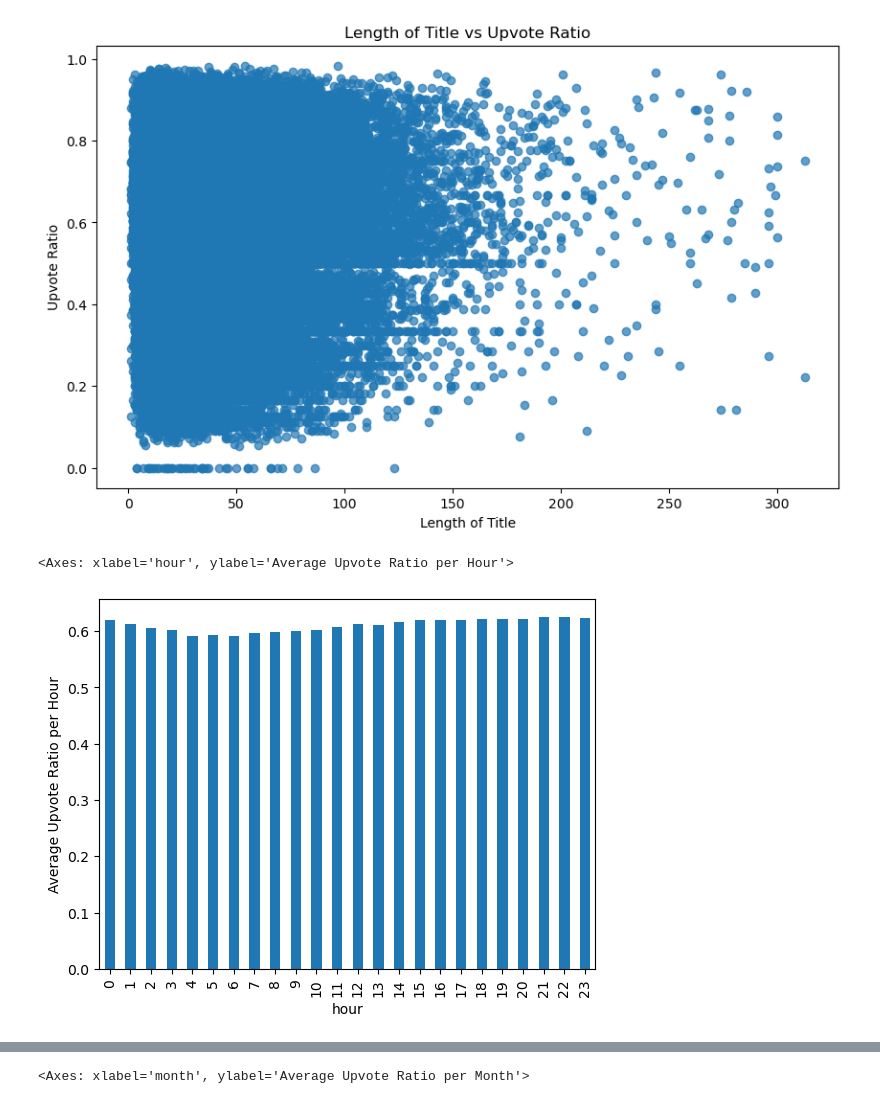
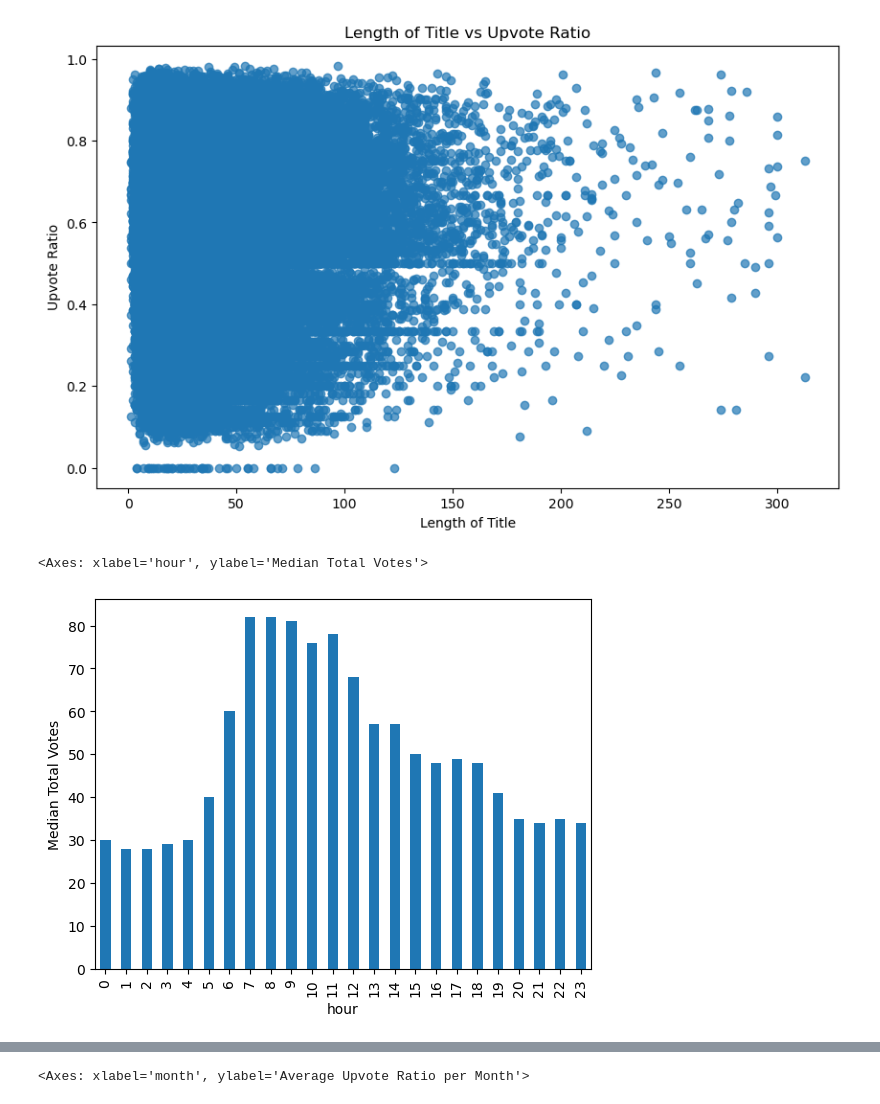
Before and after one commit to rx-72/Reddit-Post-Data-Exploration-Prediction-and-Recommendation, a Jupyter notebook: assignment2.ipynb, the cells around one changed output, grey strips where cells are left out. Cells and saved outputs as stored; diff of their text form; code cells hidden in the pictures.

```diff
--- a/assignment2.ipynb
+++ b/assignment2.ipynb
@@ -255,8 +260,8 @@ plt.show()
 [figure]
 # %%
 df['hour'] = pd.to_datetime(df['localtime'], unit='s').dt.hour
-upvote_score = df.groupby('hour')['upvote_to_total_vote_ratio'].median() #using median since the data pretty easily has outliers
-upvote_score.plot(kind='bar', ylabel="Average Upvote Ratio per Hour") #pretty similar to score unsurprisingly due to 1 to 1 relationship
+total_votes_df = df.groupby('hour')['total_votes'].median()
+total_votes_df.plot(kind='bar', ylabel='Median Total Votes')
 # %% [output]
-<Axes: xlabel='hour', ylabel='Average Upvote Ratio per Hour'>
+<Axes: xlabel='hour', ylabel='Median Total Votes'>
-[figure, old version]
+[figure, new version]
```
Also changed, not shown: parts of 32 cells of this notebook.
